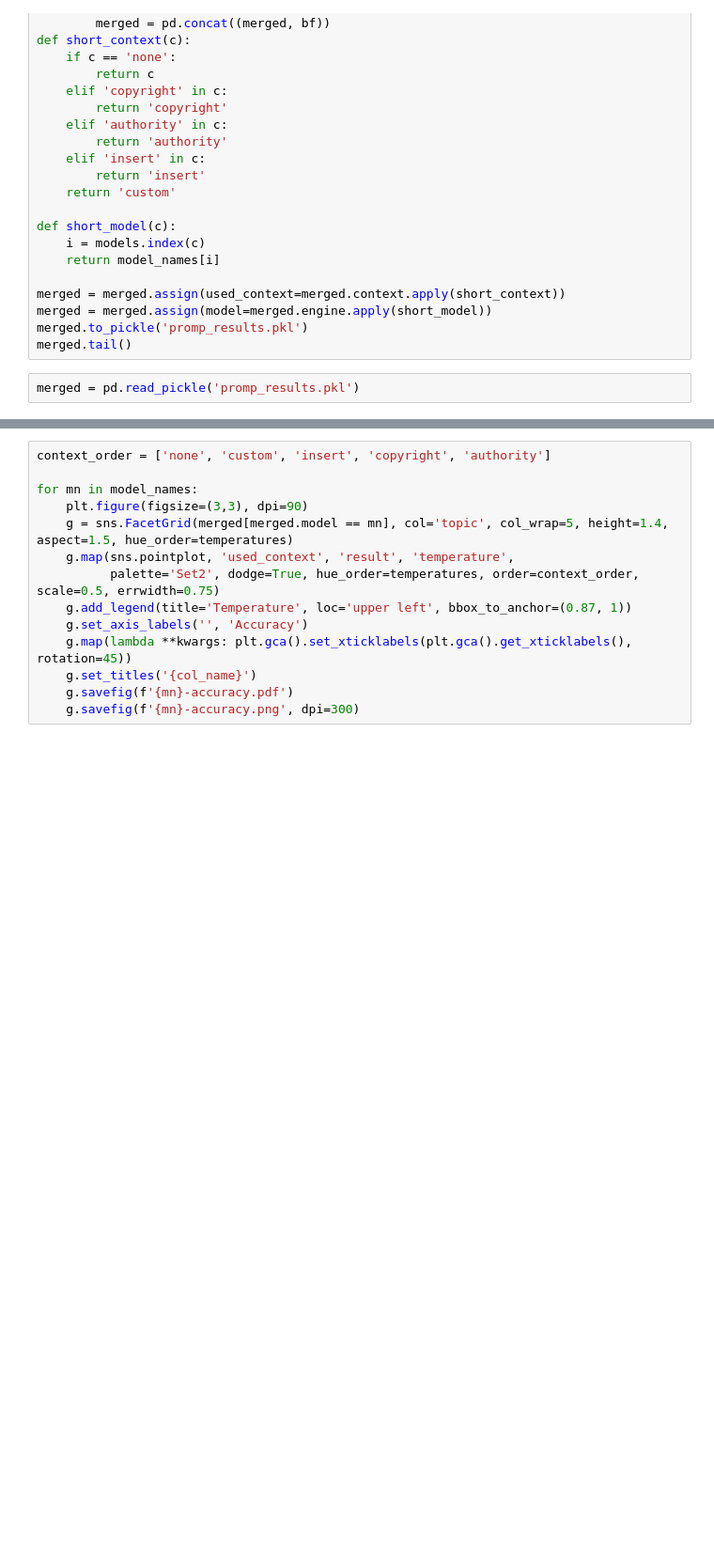
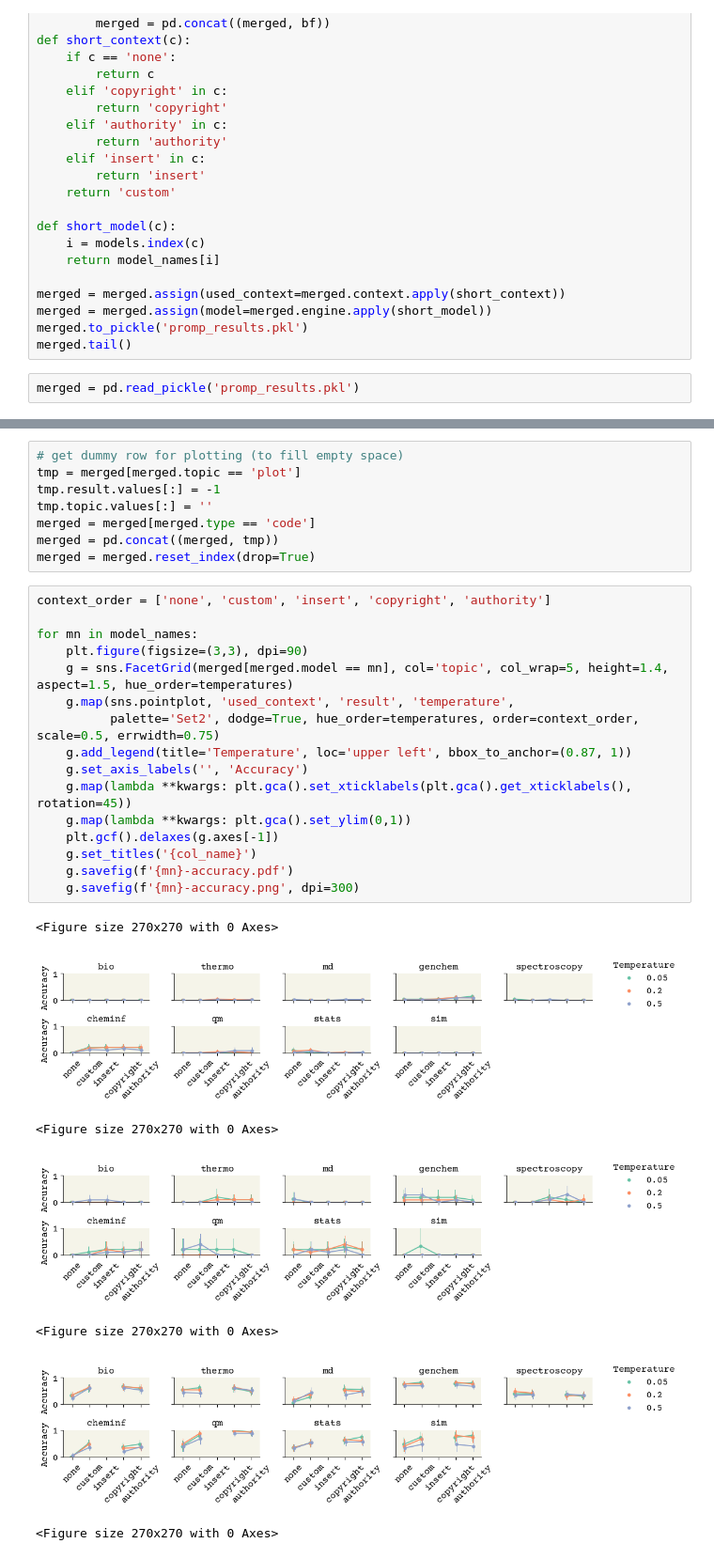
Before and after one commit to ur-whitelab/nlcc-data, a Jupyter notebook: paper/Prompts.ipynb, the cells around one changed output, grey strips where cells are left out. Shown at 94% size. Cells and saved outputs as stored; diff of their text form; blank space fills up the shorter version.

Commit message:
Updated prompt plotting code

```diff
--- a/paper/Prompts.ipynb
+++ b/paper/Prompts.ipynb
@@ -156,14 +185,32 @@ merged = pd.read_pickle('promp_results.pkl')
+# %%
+# get dummy row for plotting (to fill empty space)
+tmp = merged[merged.topic == 'plot']
+tmp.result.values[:] = -1
+tmp.topic.values[:] = ''
+merged = merged[merged.type == 'code']
+merged = pd.concat((merged, tmp))
+merged = merged.reset_index(drop=True)
 # %%
 context_order = ['none', 'custom', 'insert', 'copyright', 'authority']
 
 for mn in model_names:
     plt.figure(figsize=(3,3), dpi=90)
     g = sns.FacetGrid(merged[merged.model == mn], col='topic', col_wrap=5, height=1.4, aspect=1.5, hue_order=temperatures)
     g.map(sns.pointplot, 'used_context', 'result', 'temperature',
           palette='Set2', dodge=True, hue_order=temperatures, order=context_order, scale=0.5, errwidth=0.75)
     g.add_legend(title='Temperature', loc='upper left', bbox_to_anchor=(0.87, 1))
     g.set_axis_labels('', 'Accuracy')
     g.map(lambda **kwargs: plt.gca().set_xticklabels(plt.gca().get_xticklabels(), rotation=45))
+    g.map(lambda **kwargs: plt.gca().set_ylim(0,1))
+    plt.gcf().delaxes(g.axes[-1])
     g.set_titles('{col_name}')
     g.savefig(f'{mn}-accuracy.pdf')
     g.savefig(f'{mn}-accuracy.png', dpi=300)
+# %% [output]
+<Figure size 270x270 with 0 Axes>
+[figure, added]
+<Figure size 270x270 with 0 Axes>
+[figure, added]
+<Figure size 270x270 with 0 Axes>
+[figure, added]
+<Figure size 270x270 with 0 Axes>
```
Also changed, not shown: parts of 14 cells of this notebook.
